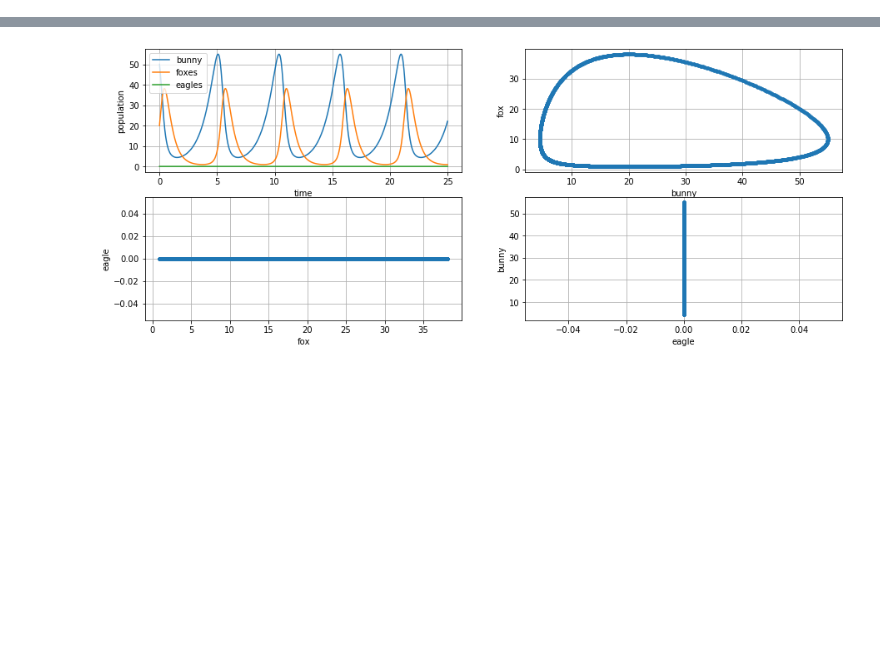
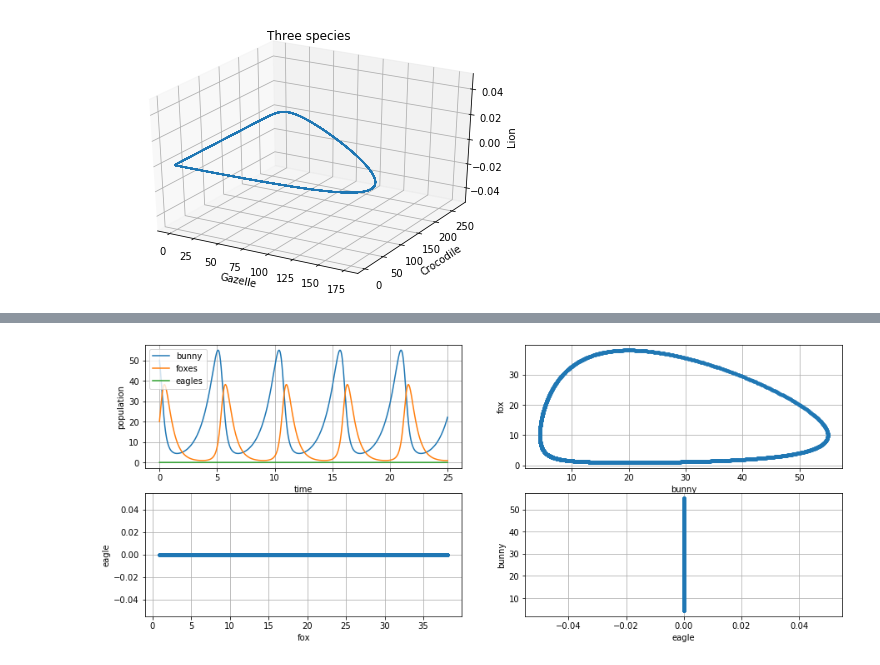
Before and after one commit to thatmariia/ModellingODE, a Jupyter notebook: Lotka Volterra.ipynb, the cells around one changed output, grey strips where cells are left out. Saved outputs shown, nothing was run; the diff lists cells and outputs as text; code cells hidden in the pictures; blank space fills up the shorter version.

```diff
--- a/Lotka Volterra.ipynb
+++ b/Lotka Volterra.ipynb
@@ -96,6 +96,52 @@ def solve_pop(a: float, b: float, c: float, d: float, e:float, f: float, g: floa
 
 
     plt.show()
+# %%
+def solve_pop3d(a: float, b: float, c: float, d: float, e:float, f: float, g: float, h: float, k: float, initial_1: float, initial_2: float, initial_3: float):
+    '''Shows plots from various perspectives for different
+    constants in the Lotka-Volterra model and different
+    initial values of the differential equations.'''
+
+    n = 10000
+
+    y1 = np.zeros(n + 1)
+    y2 = np.zeros(n + 1)
+    y3 = np.zeros(n + 1)
+    y = np.zeros(3)
+
+    dt = 0.005
+
+    y1[0] = y[0] = initial_1;
+    y2[0] = y[1] = initial_2;
+    y3[0] = y[2] = initial_3;
+
+    time = [0]
+
+    for i in range(0, n):
+        t = dt * i
+        y = RungeKutta(y, a, b, c, d, e, f, g, h, k, dt)
+
+        time.append(t)
+
+        y1[i + 1] = y[0]
+        y2[i + 1] = y[1]
+        y3[i + 1] = y[2]
+
+
+    fig = plt.figure()
+    ax = plt.axes(projection='3d')
+    ax.plot3D(y1, y2, y3)
+    ax.set_xlabel('Gazelle')
+    ax.set_ylabel('Crocodile')
+    ax.set_zlabel('Lion', rotation=90)
+    ax.set_title('Three species')
+
+    plt.tight_layout()
+    plt.show()
+# %%
+solve_pop3d(10, 0.2, 0.2, 0.2, 2, 0.2, 0.1, 0.2, 8, 50, 2, 0)
+# %% [output]
+[figure, added]
 # %%
 solve_pop(10, 0.2, 0.2, 0.2, 2, 0.2, 0.1, 0.2, 8, 50, 2, 0)
 # %% [output]
```
Also changed, not shown: parts of 2 cells of this notebook.
